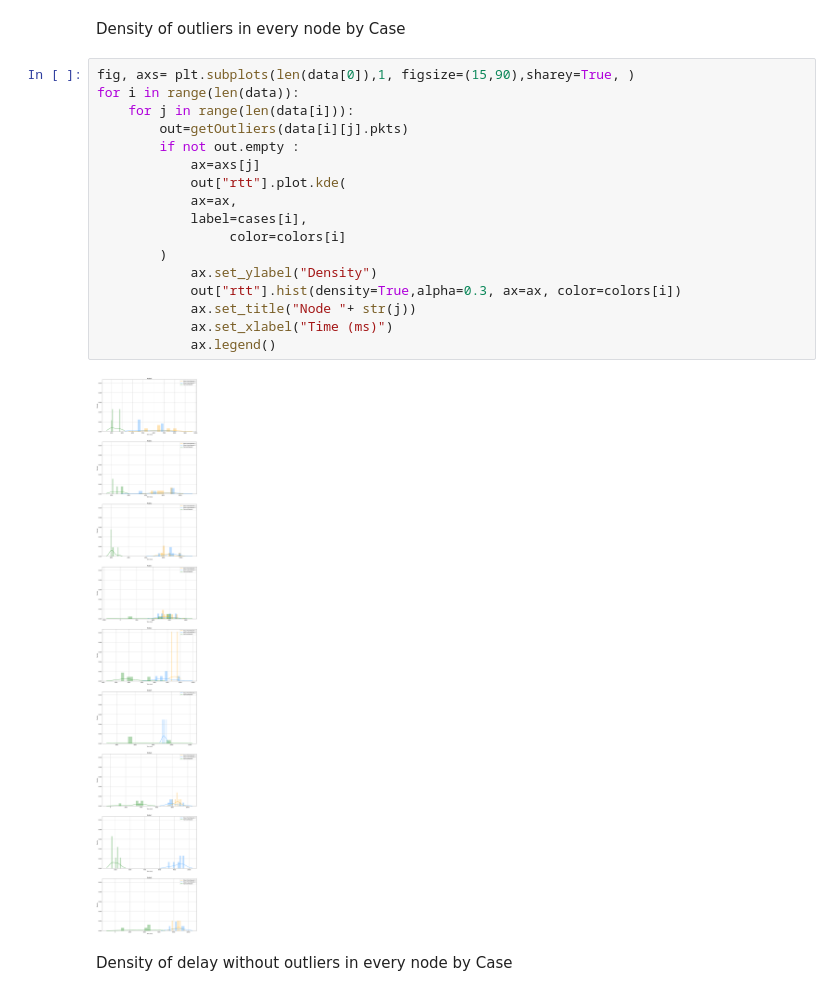
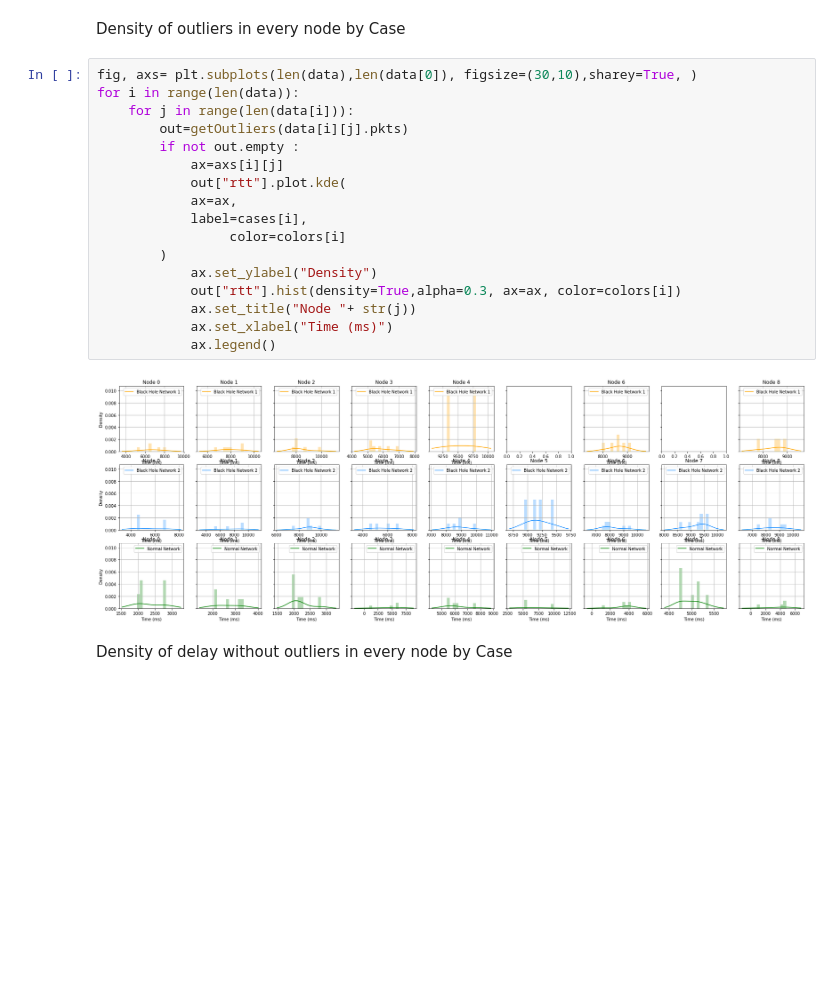
Before and after one commit to ichatz/iot-netprofiler, a Jupyter notebook: cooja-9nodes/Analysis Cooja.ipynb, the cells around one changed output. Saved outputs shown, nothing was run; the diff lists cells and outputs as text; blank space fills up the shorter version.

```diff
--- a/cooja-9nodes/Analysis Cooja.ipynb
+++ b/cooja-9nodes/Analysis Cooja.ipynb
@@ -75,24 +86,24 @@ for i in range(len(data)):
 # %% [markdown]
 Density of outliers in every node by Case
 # %%
-fig, axs= plt.subplots(len(data[0]),1, figsize=(15,90),sharey=True, )
+fig, axs= plt.subplots(len(data),len(data[0]), figsize=(30,10),sharey=True, )
 for i in range(len(data)):
     for j in range(len(data[i])):
         out=getOutliers(data[i][j].pkts)
         if not out.empty :
-            ax=axs[j]
+            ax=axs[i][j]
             out["rtt"].plot.kde(
             ax=ax,
             label=cases[i],
                  color=colors[i]
         )
             ax.set_ylabel("Density")
             out["rtt"].hist(density=True,alpha=0.3, ax=ax, color=colors[i])
             ax.set_title("Node "+ str(j))
             ax.set_xlabel("Time (ms)")
             ax.legend()
 # %% [output]
-[figure, old version]
+[figure, new version]
 # %% [markdown]
 Density of delay without outliers in every node by Case
 # %%
```
Also changed, not shown: parts of 11 cells of this notebook, 4 other files.
